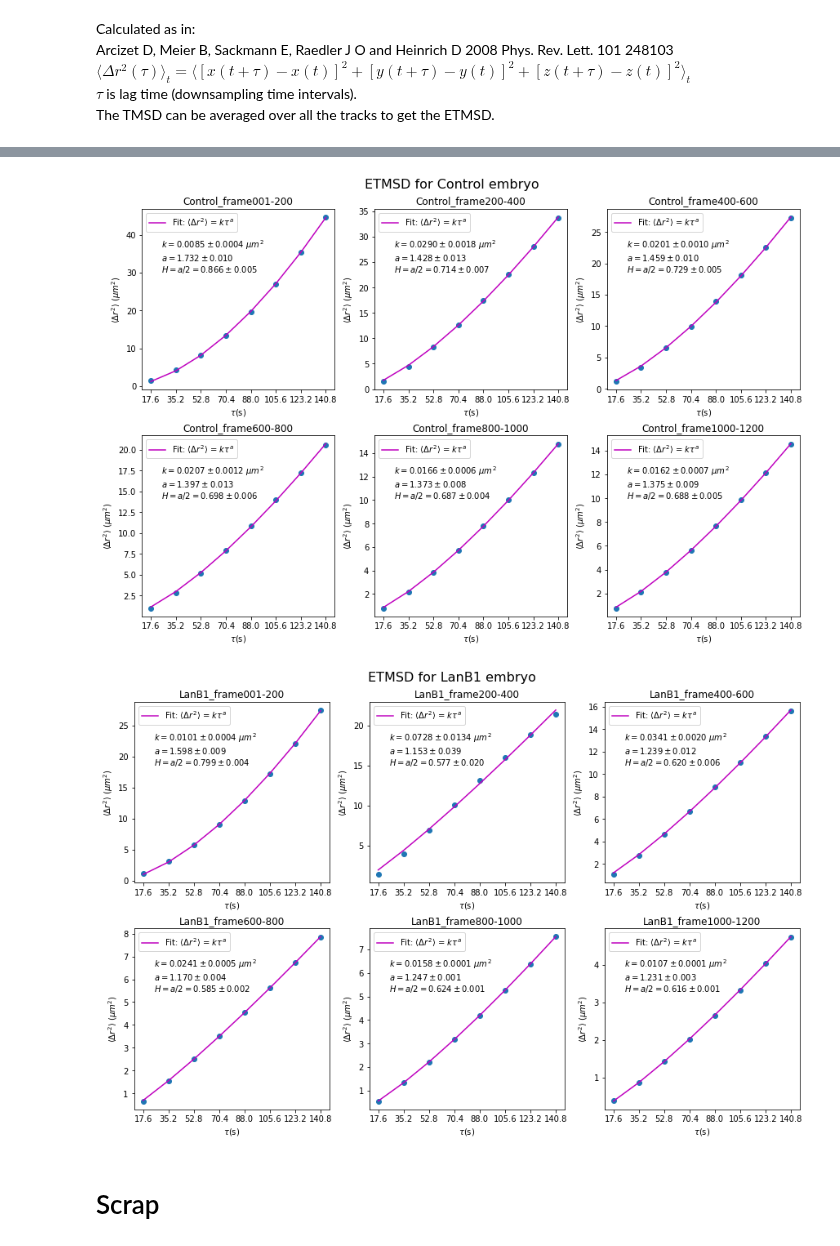
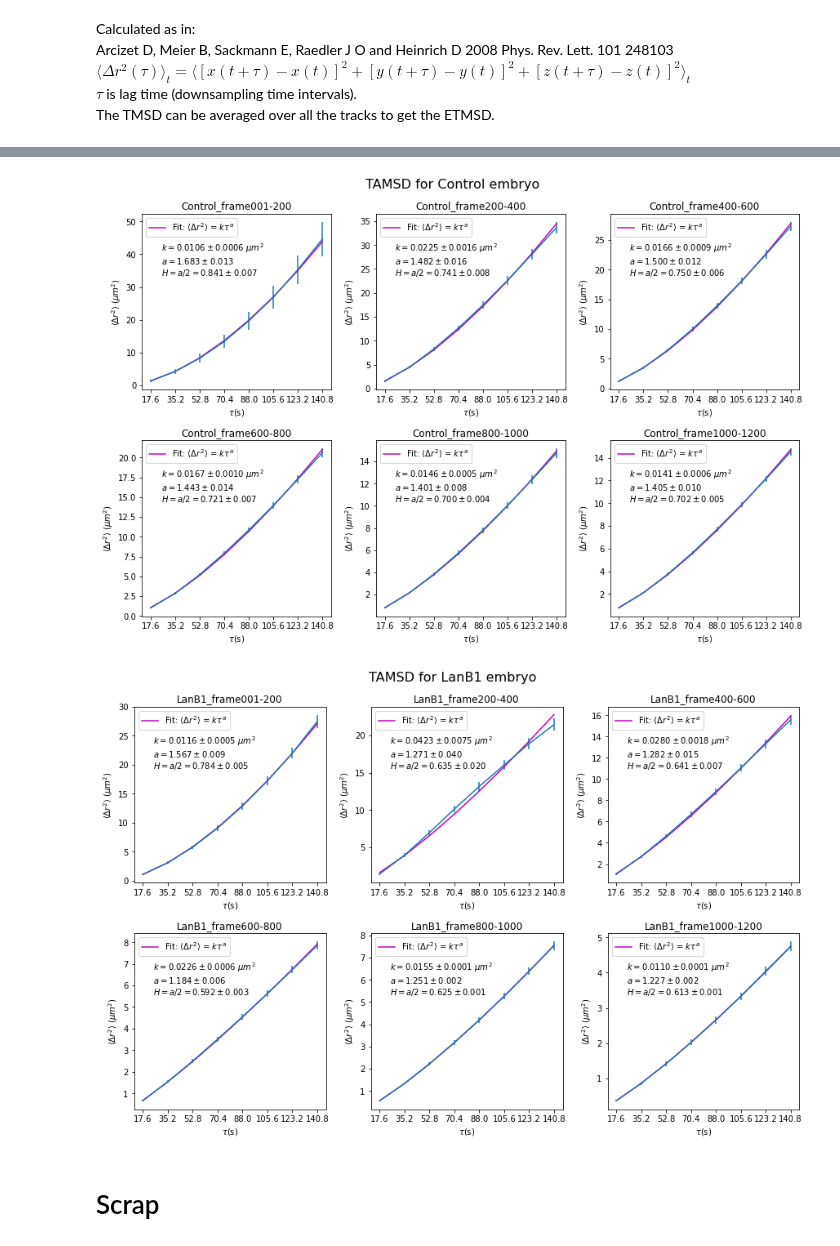
Before and after one commit to paulvautravers/Mphys-Sem-1, a Jupyter notebook: get_mean_squared_displacement.ipynb, the cells around one changed output, grey strips where cells are left out. Cells and saved outputs as stored; diff of their text form; code cells hidden in the pictures.

```diff
--- a/get_mean_squared_displacement.ipynb
+++ b/get_mean_squared_displacement.ipynb
@@ -186,6 +186,7 @@ The TMSD can be averaged over all the tracks to get the ETMSD.
 def get_etmsd(filename, step_sizes, window, restriction):
 
     etmsd_values = np.empty(len(step_sizes))
+    etmsd_err_values = np.empty(len(step_sizes))
     lag_times = np.empty(len(step_sizes))
 
     for i, s in enumerate(step_sizes):
@@ -204,20 +205,23 @@ def get_etmsd(filename, step_sizes, window, restriction):
         lag_times[i] = tau
 
         tmsd_values = np.array([])
+        tmsd_errs = np.array([])
         for ds_tid in keys_list:
             step_lengths = np.array(step_length_dict[ds_tid])
             tmsd_values = np.append(tmsd_values, np.mean(np.power(step_lengths,2)))
+            #tmsd_errs = np.append(tmsd_errs,np.std(np.power(step_lengths,2)))
             #plt.scatter([tau]*len(tmsd_values), tmsd_values)
         etmsd_values[i] = np.mean(tmsd_values)
+        etmsd_err_values[i] = np.std(tmsd_values)/np.sqrt(len(tmsd_values))
 
-    return lag_times, etmsd_values
+    return lag_times, etmsd_values,etmsd_err_values
 # %%
 f = filenames[1]
 window = 20
 step_sizes = [1,2,3,4,5,6,7,8]
 restriction = 10000
 # %%
-lag_times, etmsd_values = get_etmsd(f, step_sizes, window, restriction)
+lag_times, etmsd_values,etmsd_errs = get_etmsd(f, step_sizes, window, restriction)
 # %%
 plt.scatter(lag_times, etmsd_values)
 plt.xlabel(r'$\tau$(s)')
@@ -239,10 +243,10 @@ def subplot_etmsd_time(filename, window, step_sizes, restriction, pos, errorbar=
     """
     i, j = pos
 
-    lag_times, etmsd_values = get_etmsd(filename, step_sizes, window, restriction)
+    lag_times, etmsd_values,etmsd_errs = get_etmsd(filename, step_sizes, window, restriction)
 
     # power law fit
-    popt, pcov = curve_fit(power_law, lag_times, etmsd_values)
+    popt, pcov = curve_fit(power_law, lag_times, etmsd_values,sigma=etmsd_errs)
     perr = np.sqrt(np.diag(pcov))
 
     ax[i,j].set_xlabel(r'$\tau$(s)')
@@ -250,34 +254,40 @@ def subplot_etmsd_time(filename, window, step_sizes, restriction, pos, errorbar=
     ax[i,j].set_xticks(lag_times)
     ax[i,j].set_title(filename)
     if errorbar:
-        ax[i,j].scatter(lag_times, etmsd_values)
+        #ax[i,j].scatter(lag_times, etmsd_values)
+        ax[i,j].errorbar(x=lag_times, y=etmsd_values,yerr=etmsd_errs)
+        ax[i,j].plot(lag_times, power_law(lag_times, *popt), color='m', label=r'Fit: $\langle{\Delta r}^2\rangle$ = $k\tau^a$')
+        ax[i,j].annotate(r'$k={:.4f}\pm{:.4f}$ $\mu m^2$'.format(popt[0],perr[0])+'\n'
+                         +r'$a={:.3f}\pm{:.3f}$'.format(popt[1],perr[1])+'\n'
+                         +r'$H=a/2={:.3f}\pm{:.3f}$'.format(popt[1]/2,perr[1]/2),(0.1,0.65), xycoords='axes fraction')
+        ax[i,j].legend(loc='upper left')
     else:
         ax[i,j].scatter(lag_times, etmsd_values)
         ax[i,j].plot(lag_times, power_law(lag_times, *popt), color='m', label=r'Fit: $\langle{\Delta r}^2\rangle$ = $k\tau^a$')
         ax[i,j].annotate(r'$k={:.4f}\pm{:.4f}$ $\mu m^2$'.format(popt[0],perr[0])+'\n'
                          +r'$a={:.3f}\pm{:.3f}$'.format(popt[1],perr[1])+'\n'
                          +r'$H=a/2={:.3f}\pm{:.3f}$'.format(popt[1]/2,perr[1]/2),(0.1,0.65), xycoords='axes fraction')
-        ax[i,j].legend()
+        ax[i,j].legend(loc='upper left')
 # %%
 # without errorbars
 #Control
 fig, ax = plt.subplots(2, 3, figsize=(12, 8), constrained_layout=True)
-fig.suptitle("ETMSD for Control embryo", fontsize=16)
+fig.suptitle("TAMSD for Control embryo", fontsize=16)
 for j, f in enumerate(filenames[0:3]):
-    subplot_etmsd_time(f, window, step_sizes, restriction, pos=[0,j])
+    subplot_etmsd_time(f, window, step_sizes, restriction, pos=[0,j],errorbar=True)
 for j, f in enumerate(filenames[3:6]):
-    subplot_etmsd_time(f, window, step_sizes, restriction, pos=[1,j])
+    subplot_etmsd_time(f, window, step_sizes, restriction, pos=[1,j],errorbar=True)
 
 #Mutant
 fig, ax = plt.subplots(2, 3, figsize=(12, 8), constrained_layout=True)
-fig.suptitle("ETMSD for LanB1 embryo", fontsize=16)
+fig.suptitle("TAMSD for LanB1 embryo", fontsize=16)
 for j, f in enumerate(filenames[6:9]):
-    subplot_etmsd_time(f, window, step_sizes, restriction, pos=[0,j])
+    subplot_etmsd_time(f, window, step_sizes, restriction, pos=[0,j],errorbar=True)
 for j, f in enumerate(filenames[9:12]):
-    subplot_etmsd_time(f, window, step_sizes, restriction, pos=[1,j])
+    subplot_etmsd_time(f, window, step_sizes, restriction, pos=[1,j],errorbar=True)
 # %% [output]
-[figure, old version]
+[figure, new version]
-[figure, old version]
+[figure, new version]
 # %% [markdown]
 # Scrap
 # %% [markdown]
```
Also changed, not shown: parts of 3 cells of this notebook.
